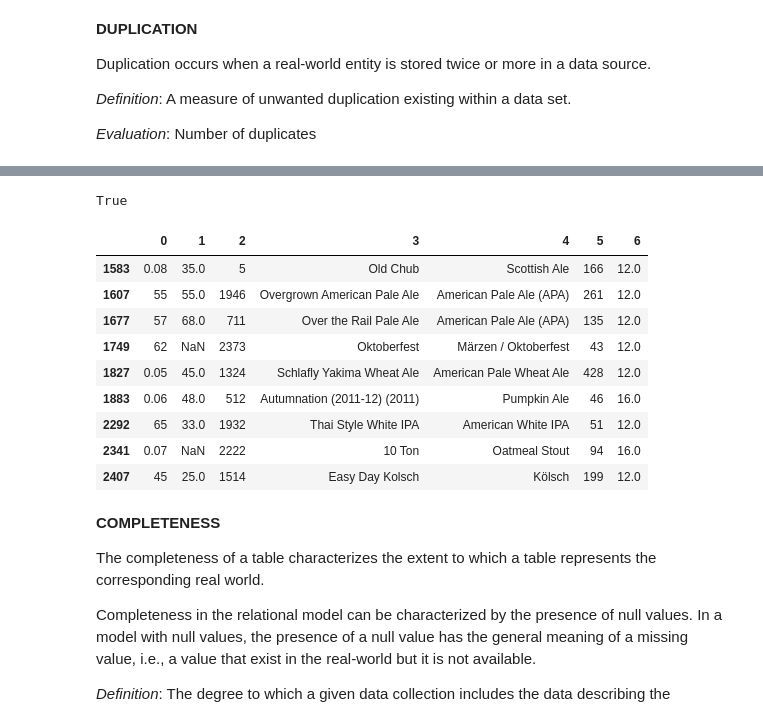
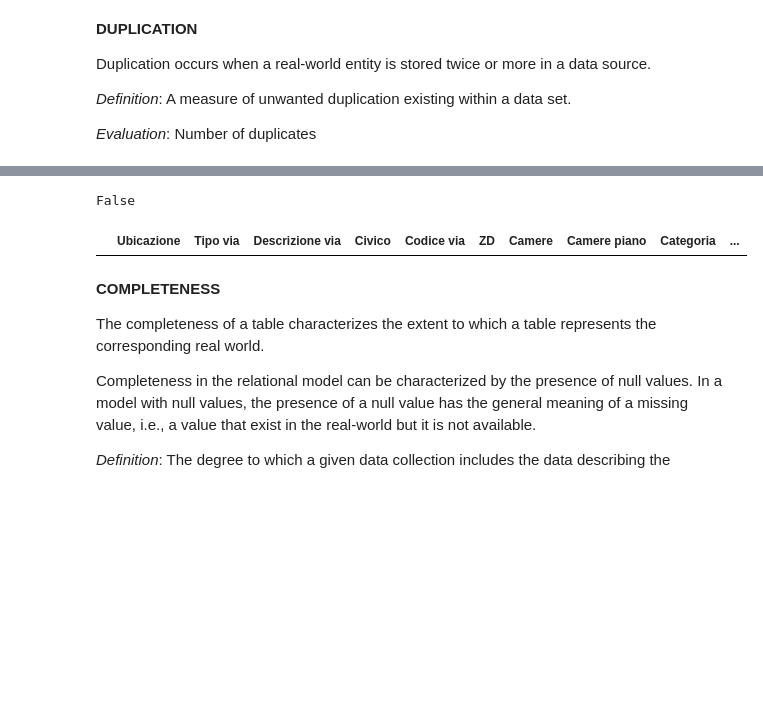
Before and after one commit to SamuGalli/DIQ, a Jupyter notebook: DIQproject.ipynb, the cells around one changed output, grey strips where cells are left out. Drawn from its saved outputs; the diff is of its cells as text; code cells hidden in the pictures; blank space fills up the shorter version.

```diff
--- a/DIQproject.ipynb
+++ b/DIQproject.ipynb
@@ -234,5 +424,5 @@ BEERS = pd.read_csv("https://raw.githubusercontent.com/camillasancricca/DATADIQ/
 # %%
 #duplicated returns a boolean Series denoting the duplicate rows (exact matching)
-DUPLICATES = BEERS.duplicated()
+DUPLICATES = HOTELS.duplicated()
 DUPLICATES
 # %% [output]
@@ -254,20 +442,11 @@ dtype: bool
 #any shows if duplicates exist
 print(DUPLICATES.any())
 # %% [output]
-True
+False
 # %%
-BEERS[DUPLICATES]
+HOTELS[DUPLICATES]
 # %% [output]
-|  | 0 | 1 | 2 | 3 | 4 | 5 | 6 |
-| 1583 | 0.08 | 35.0 | 5 | Old Chub | Scottish Ale | 166 | 12.0 |
-| 1607 | 55 | 55.0 | 1946 | Overgrown American Pale Ale | American Pale Ale (APA) | 261 | 12.0 |
-| 1677 | 57 | 68.0 | 711 | Over the Rail Pale Ale | American Pale Ale (APA) | 135 | 12.0 |
-| 1749 | 62 | NaN | 2373 | Oktoberfest | Märzen / Oktoberfest | 43 | 12.0 |
-| 1827 | 0.05 | 45.0 | 1324 | Schlafly Yakima Wheat Ale | American Pale Wheat Ale | 428 | 12.0 |
-| 1883 | 0.06 | 48.0 | 512 | Autumnation (2011-12) (2011) | Pumpkin Ale | 46 | 16.0 |
-| 2292 | 65 | 33.0 | 1932 | Thai Style White IPA | American White IPA | 51 | 12.0 |
-| 2341 | 0.07 | NaN | 2222 | 10 Ton | Oatmeal Stout | 94 | 16.0 |
-| 2407 | 45 | 25.0 | 1514 | Easy Day Kolsch | Kölsch | 199 | 12.0 |
+|  | Ubicazione | Tipo via | Descrizione via | Civico | Codice via | ZD | Camere | Camere piano | Categoria | ... |
 # %% [markdown]
 **COMPLETENESS**
 
```
Also changed, not shown: parts of 36 cells of this notebook.
